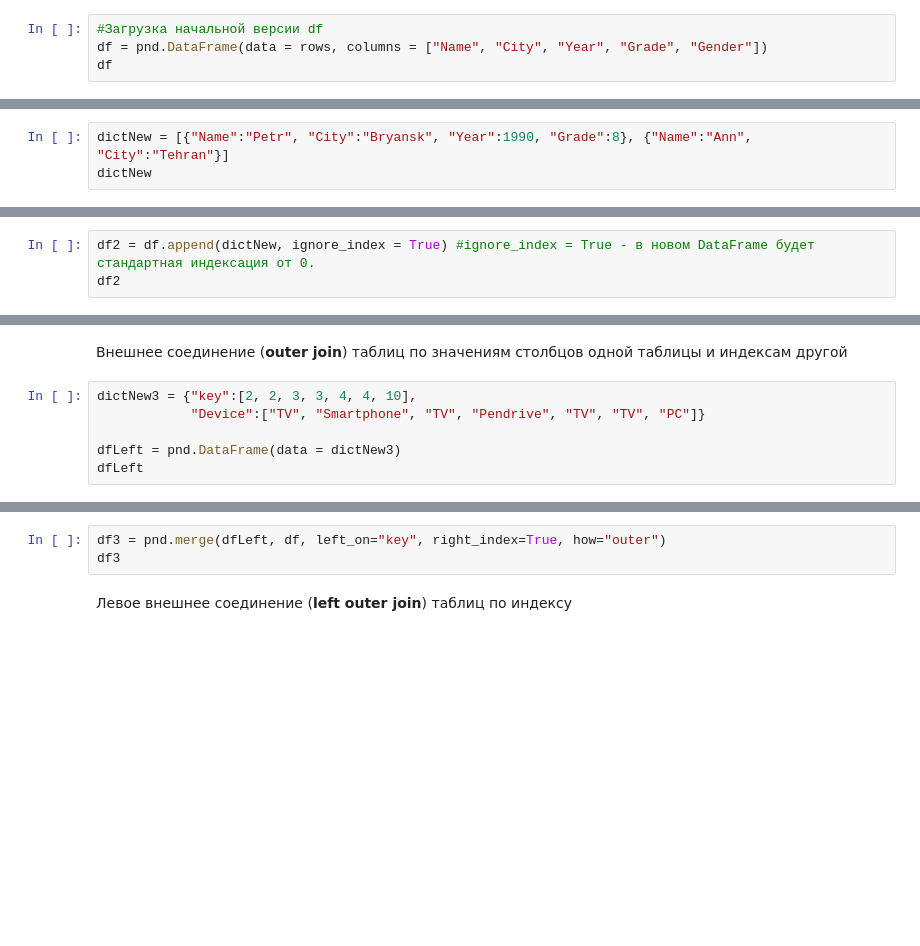
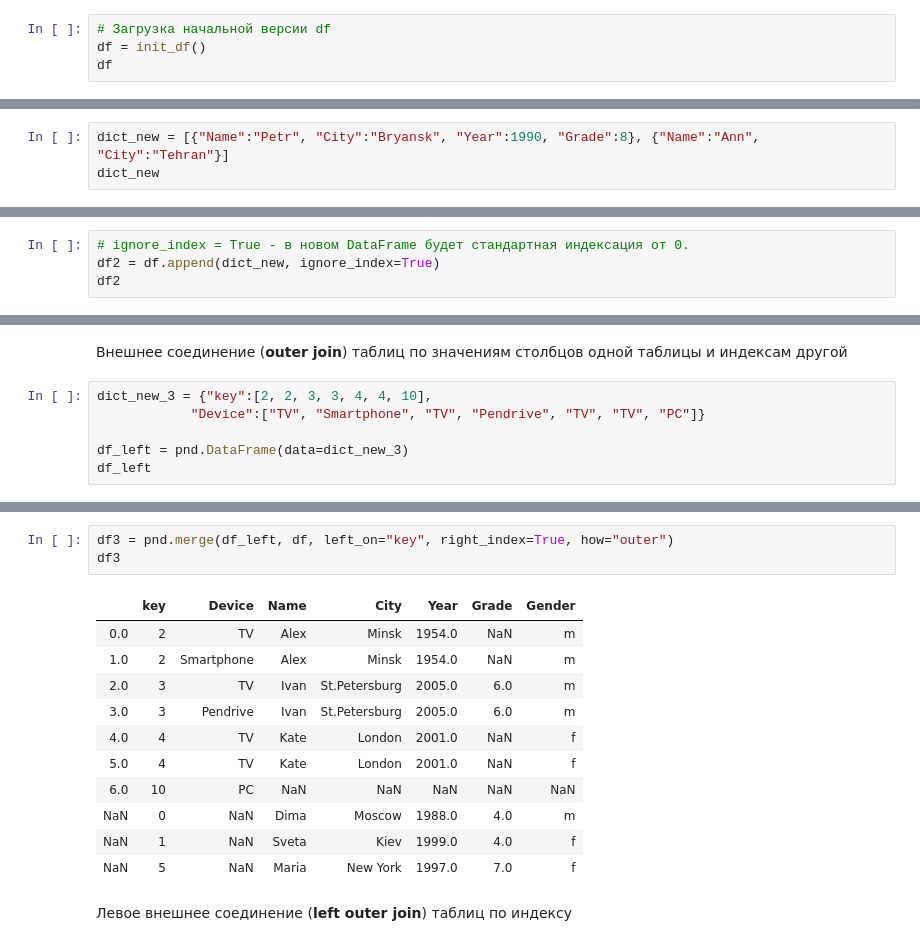
Before and after one commit to MLMethods/Practice, a Jupyter notebook: notebooks/C2_Pandas.ipynb, the cells around one changed output, grey strips where cells are left out. Drawn from its saved outputs; the diff is of its cells as text; blank space fills up the shorter version.

```diff
--- a/notebooks/C2_Pandas.ipynb
+++ b/notebooks/C2_Pandas.ipynb
@@ -698,6 +729,6 @@ dfMI.loc[[("Week1", "Weekend"),("Week2", "Weekend")]].sum() #Сумма по с
 # %% [markdown]
 <p><b>Метод <i>append()</i></b> - объединение строк таблиц</p>
 # %%
-#Загрузка начальной версии df
-df = pnd.DataFrame(data = rows, columns = ["Name", "City", "Year", "Grade", "Gender"])
+# Загрузка начальной версии df
+df = init_df()
 df
@@ -704,5 +743,5 @@ df
 # %% [markdown]
 <p>Использование списка словарей</p>
 # %%
-dictNew = [{"Name":"Petr", "City":"Bryansk", "Year":1990, "Grade":8}, {"Name":"Ann", "City":"Tehran"}]
-dictNew
+dict_new = [{"Name":"Petr", "City":"Bryansk", "Year":1990, "Grade":8}, {"Name":"Ann", "City":"Tehran"}]
+dict_new
@@ -709,3 +751,4 @@ dictNew
 # %%
-df2 = df.append(dictNew, ignore_index = True) #ignore_index = True - в новом DataFrame будет стандартная индексация от 0.
+# ignore_index = True - в новом DataFrame будет стандартная индексация от 0.
+df2 = df.append(dict_new, ignore_index=True)
 df2
@@ -785,8 +962,8 @@ df3
 # %% [markdown]
 <p>Внешнее соединение (<b>outer join</b>) таблиц по значениям столбцов одной таблицы и индексам другой</p>
 # %%
-dictNew3 = {"key":[2, 2, 3, 3, 4, 4, 10],
+dict_new_3 = {"key":[2, 2, 3, 3, 4, 4, 10],
             "Device":["TV", "Smartphone", "TV", "Pendrive", "TV", "TV", "PC"]}
 
-dfLeft = pnd.DataFrame(data = dictNew3)
-dfLeft
+df_left = pnd.DataFrame(data=dict_new_3)
+df_left
@@ -793,6 +979,18 @@ dfLeft
 # %%
-df3 = pnd.merge(dfLeft, df, left_on="key", right_index=True, how="outer")
+df3 = pnd.merge(df_left, df, left_on="key", right_index=True, how="outer")
 df3
+# %% [output]
+|  | key | Device | Name | City | Year | Grade | Gender |
+| 0.0 | 2 | TV | Alex | Minsk | 1954.0 | NaN | m |
+| 1.0 | 2 | Smartphone | Alex | Minsk | 1954.0 | NaN | m |
+| 2.0 | 3 | TV | Ivan | St.Petersburg | 2005.0 | 6.0 | m |
+| 3.0 | 3 | Pendrive | Ivan | St.Petersburg | 2005.0 | 6.0 | m |
+| 4.0 | 4 | TV | Kate | London | 2001.0 | NaN | f |
+| 5.0 | 4 | TV | Kate | London | 2001.0 | NaN | f |
+| 6.0 | 10 | PC | NaN | NaN | NaN | NaN | NaN |
+| NaN | 0 | NaN | Dima | Moscow | 1988.0 | 4.0 | m |
+| NaN | 1 | NaN | Sveta | Kiev | 1999.0 | 4.0 | f |
+| NaN | 5 | NaN | Maria | New York | 1997.0 | 7.0 | f |
 # %% [markdown]
 <p>Левое внешнее соединение (<b>left outer join</b>) таблиц по индексу</p>
 # %%
```
Also changed, not shown: parts of 203 cells of this notebook, 10 other files.
